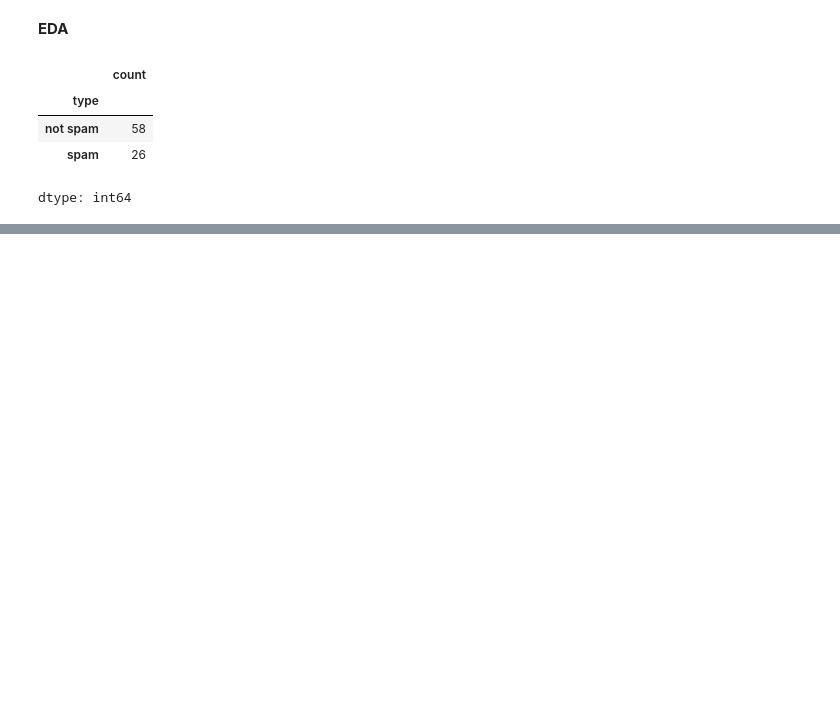
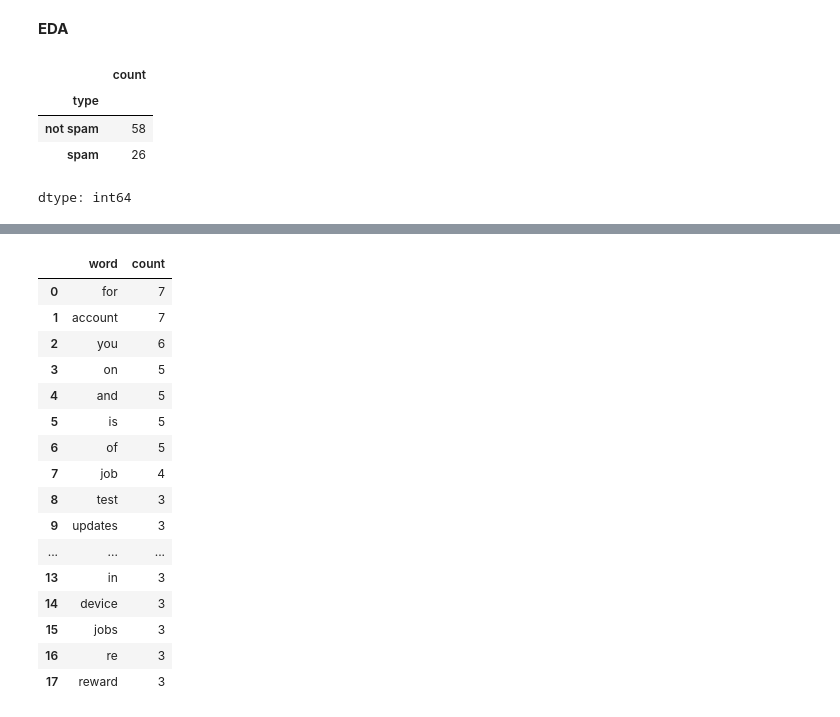
Before and after one commit to maggiecrowner/DS4002-Project1, a Jupyter notebook: DSProject1.ipynb, the cells around one changed output, grey strips where cells are left out. Cells and saved outputs as stored; diff of their text form; code cells hidden in the pictures; blank space fills up the shorter version.

```diff
--- a/DSProject1.ipynb
+++ b/DSProject1.ipynb
@@ -176,0 +180,20 @@ new_df.sort_values(by="Sum",ascending=False).head(20)
+# %%
+display(not_title_counts)
+# %% [output]
+|  | word | count |
+| 0 | for | 7 |
+| 1 | account | 7 |
+| 2 | you | 6 |
+| 3 | on | 5 |
+| 4 | and | 5 |
+| 5 | is | 5 |
+| 6 | of | 5 |
+| 7 | job | 4 |
+| 8 | test | 3 |
+| 9 | updates | 3 |
+| ... | ... | ... |
+| 13 | in | 3 |
+| 14 | device | 3 |
+| 15 | jobs | 3 |
+| 16 | re | 3 |
+| 17 | reward | 3 |
```
Also changed, not shown: parts of 12 cells of this notebook.
